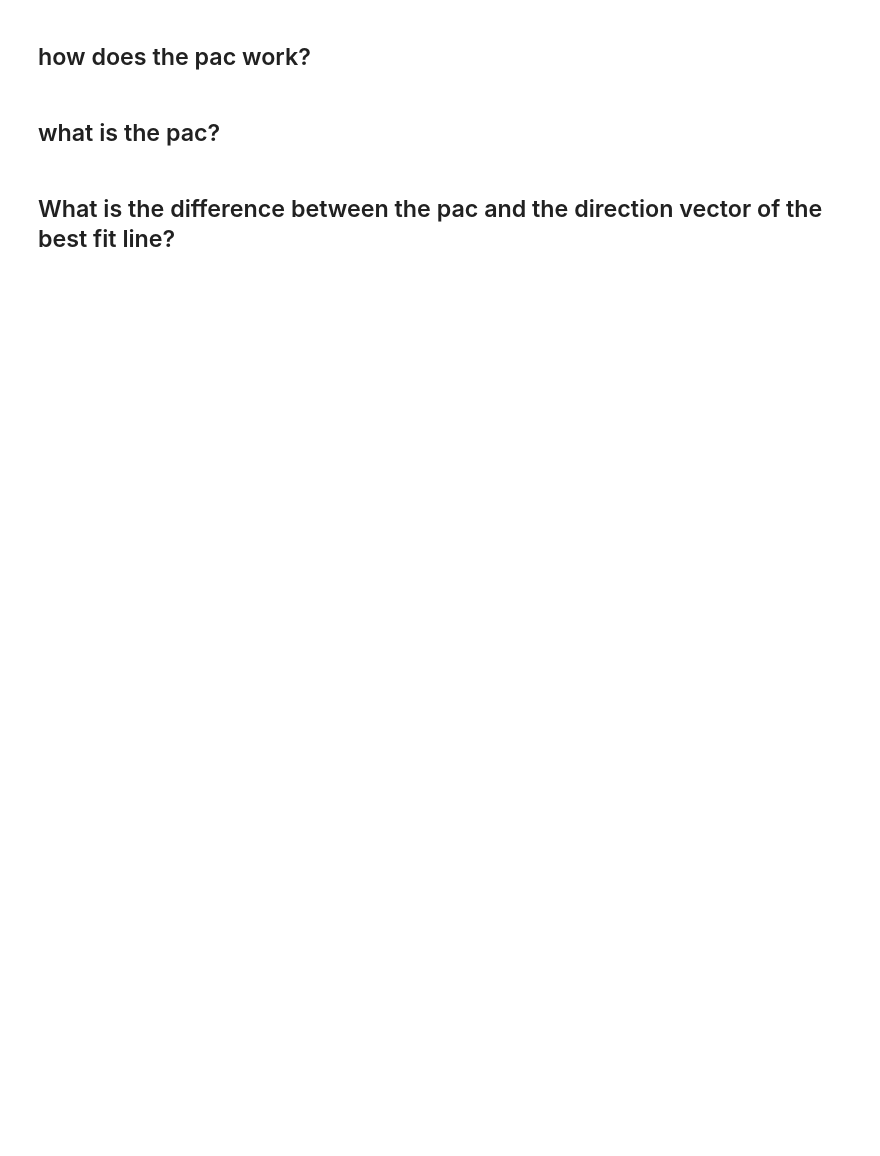
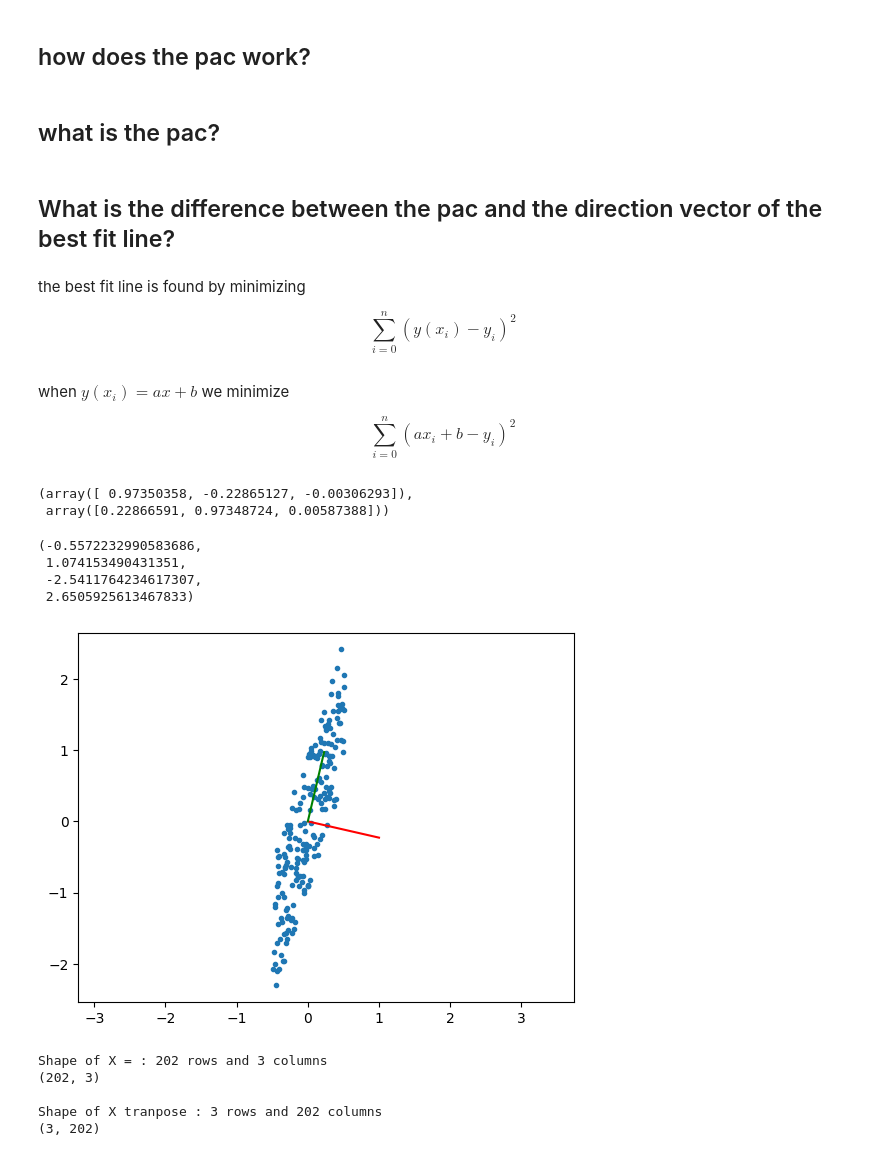
Before and after one commit to jackbullen/Math-248, a Jupyter notebook: Labs/Week 7/Lab-19-Oct-19.ipynb, the cells around one changed output. Saved outputs shown, nothing was run; the diff lists cells and outputs as text; code cells hidden in the pictures; blank space fills up the shorter version.

```diff
--- a/Labs/Week 7/Lab-19-Oct-19.ipynb
+++ b/Labs/Week 7/Lab-19-Oct-19.ipynb
@@ -40,3 +57,34 @@ plt.axis('equal')
 ## what is the pac?
 # %% [markdown]
 ## What is the difference between the pac and the direction vector of the best fit line?
+# %% [markdown]
+the best fit line is found by minimizing
+
+$$
+\sum_{i=0}^{n} (y(x_i) - y_i)^2
+$$
+# %% [markdown]
+when $y(x_i) = ax + b$ we minimize
+
+$$
+\sum_{i=0}^{n} (ax_i + b - y_i)^2
+$$
+# %%
+f = first_component
+s = second_component
+
+f,s
+# %% [output]
+(array([ 0.97350358, -0.22865127, -0.00306293]),
+ array([0.22866591, 0.97348724, 0.00587388]))
+# %%
+plt.plot(X[:, 0], X[:, 1], '.')
+plt.plot([0, f[1]], 'r')
+plt.plot([0, s[0]], [0, s[1]], 'g')
+plt.axis('equal')
+# %% [output]
+(-0.5572232990583686,
+ 1.074153490431351,
+ -2.5411764234617307,
+ 2.6505925613467833)
+[figure, added]
@@ -42,0 +116,11 @@ plt.axis('equal')
+# %%
+print('Shape of X =',': 202 rows and 3 columns')
+print(X.shape, end='\n\n')
+print('Shape of X tranpose',': 3 rows and 202 columns')
+print(X.T.shape)
+# %% [output]
+Shape of X = : 202 rows and 3 columns
+(202, 3)
+
+Shape of X tranpose : 3 rows and 202 columns
+(3, 202)
```
Also changed, not shown: parts of 39 cells of this notebook, 3 other files.
